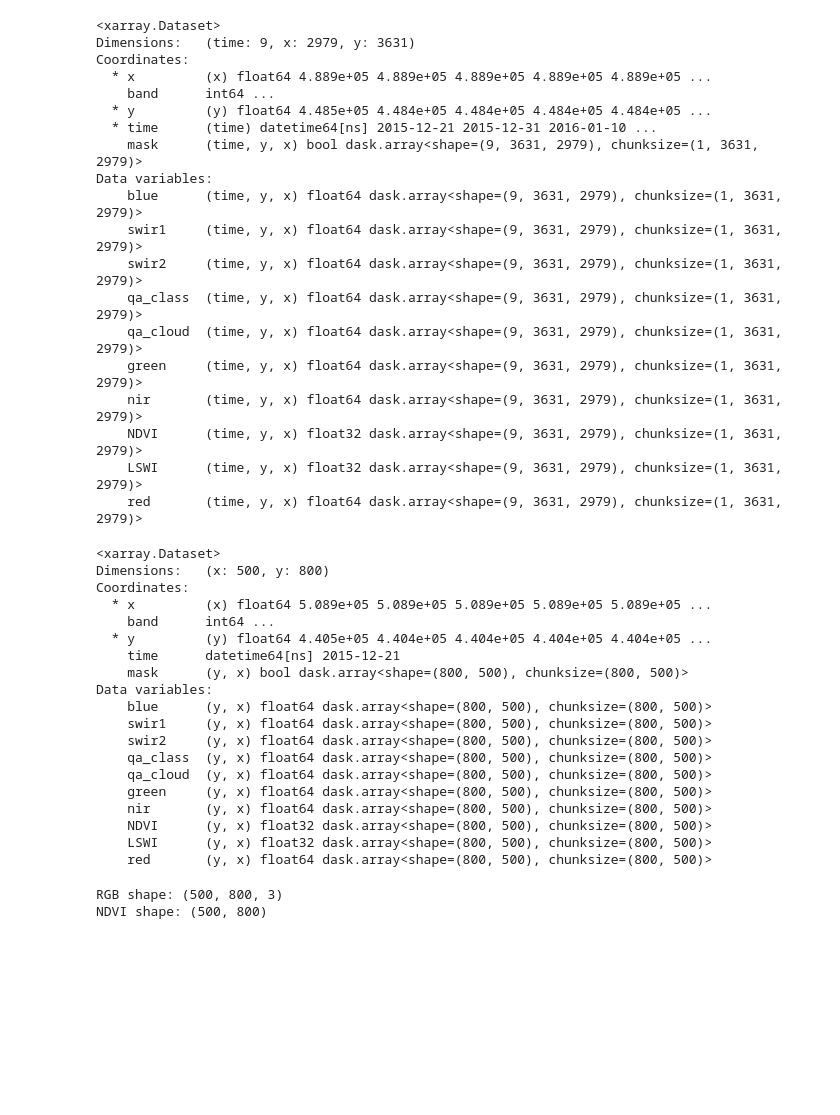
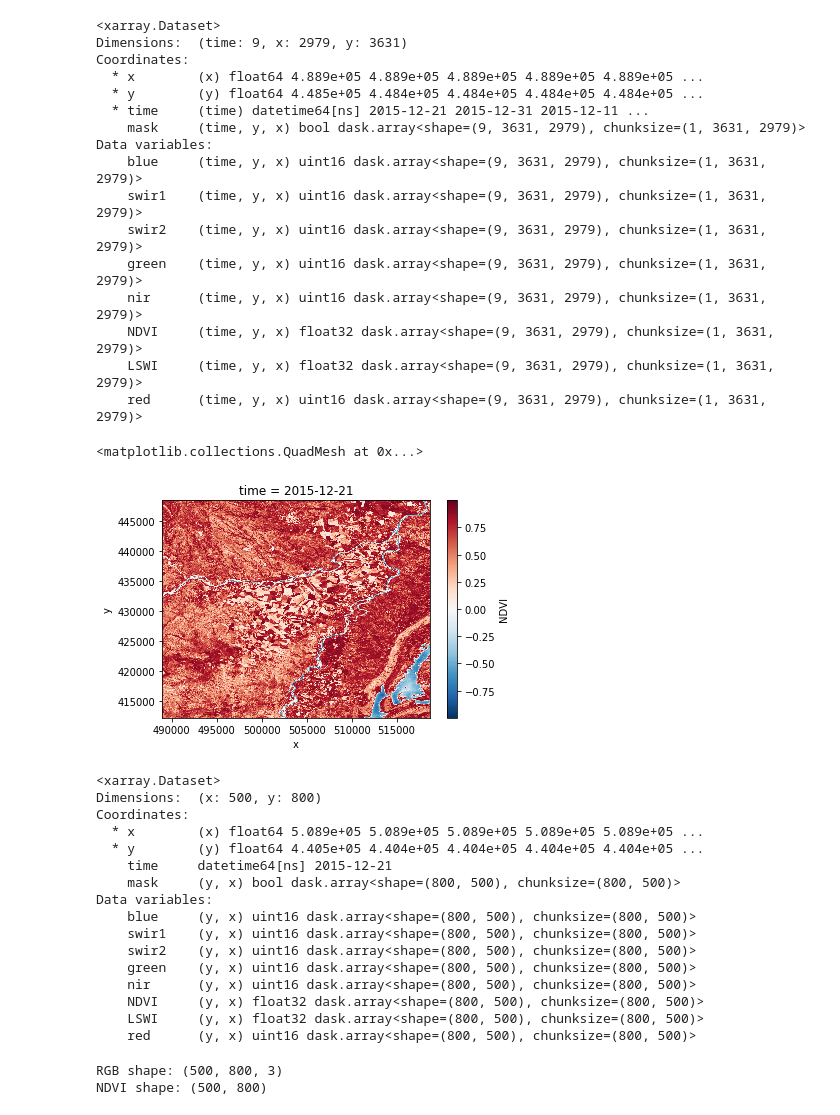
Before and after one commit to alexsalr/ciat_monitor_crops, a Jupyter notebook: Superpixel_segmentation.ipynb, the cells around one changed output. Saved outputs shown, nothing was run; the diff lists cells and outputs as text; code cells hidden in the pictures; blank space fills up the shorter version.

```diff
--- a/Superpixel_segmentation.ipynb
+++ b/Superpixel_segmentation.ipynb
@@ -8,29 +19,30 @@ S2 object initialized from /mnt/workspace_cluster_6/TRANSVERSAL_PROJECTS/MADR/CO
 # %%
-s2_xds = s2.getXDataset()
+s2_xds = saldana.s2
+s2_xds
+# %% [output]
+<xarray.Dataset>
+Dimensions:  (time: 9, x: 2979, y: 3631)
+Coordinates:
+  * x        (x) float64 4.889e+05 4.889e+05 4.889e+05 4.889e+05 4.889e+05 ...
+  * y        (y) float64 4.485e+05 4.484e+05 4.484e+05 4.484e+05 4.484e+05 ...
+  * time     (time) datetime64[ns] 2015-12-21 2015-12-31 2015-12-11 ...
+    mask     (time, y, x) bool dask.array<shape=(9, 3631, 2979), chunksize=(1, 3631, 2979)>
+Data variables:
+    blue     (time, y, x) uint16 dask.array<shape=(9, 3631, 2979), chunksize=(1, 3631, 2979)>
+    swir1    (time, y, x) uint16 dask.array<shape=(9, 3631, 2979), chunksize=(1, 3631, 2979)>
+    swir2    (time, y, x) uint16 dask.array<shape=(9, 3631, 2979), chunksize=(1, 3631, 2979)>
+    green    (time, y, x) uint16 dask.array<shape=(9, 3631, 2979), chunksize=(1, 3631, 2979)>
+    nir      (time, y, x) uint16 dask.array<shape=(9, 3631, 2979), chunksize=(1, 3631, 2979)>
+    NDVI     (time, y, x) float32 dask.array<shape=(9, 3631, 2979), chunksize=(1, 3631, 2979)>
+    LSWI     (time, y, x) float32 dask.array<shape=(9, 3631, 2979), chunksize=(1, 3631, 2979)>
+    red      (time, y, x) uint16 dask.array<shape=(9, 3631, 2979), chunksize=(1, 3631, 2979)>
-# %%
-s2_xds
-# %% [output]
-<xarray.Dataset>
-Dimensions:   (time: 9, x: 2979, y: 3631)
-Coordinates:
-  * x         (x) float64 4.889e+05 4.889e+05 4.889e+05 4.889e+05 4.889e+05 ...
-    band      int64 ...
-  * y         (y) float64 4.485e+05 4.484e+05 4.484e+05 4.484e+05 4.484e+05 ...
-  * time      (time) datetime64[ns] 2015-12-21 2015-12-31 2016-01-10 ...
-    mask      (time, y, x) bool dask.array<shape=(9, 3631, 2979), chunksize=(1, 3631, 2979)>
-Data variables:
-    blue      (time, y, x) float64 dask.array<shape=(9, 3631, 2979), chunksize=(1, 3631, 2979)>
-    swir1     (time, y, x) float64 dask.array<shape=(9, 3631, 2979), chunksize=(1, 3631, 2979)>
-    swir2     (time, y, x) float64 dask.array<shape=(9, 3631, 2979), chunksize=(1, 3631, 2979)>
-    qa_class  (time, y, x) float64 dask.array<shape=(9, 3631, 2979), chunksize=(1, 3631, 2979)>
-    qa_cloud  (time, y, x) float64 dask.array<shape=(9, 3631, 2979), chunksize=(1, 3631, 2979)>
-    green     (time, y, x) float64 dask.array<shape=(9, 3631, 2979), chunksize=(1, 3631, 2979)>
-    nir       (time, y, x) float64 dask.array<shape=(9, 3631, 2979), chunksize=(1, 3631, 2979)>
-    NDVI      (time, y, x) float32 dask.array<shape=(9, 3631, 2979), chunksize=(1, 3631, 2979)>
-    LSWI      (time, y, x) float32 dask.array<shape=(9, 3631, 2979), chunksize=(1, 3631, 2979)>
-    red       (time, y, x) float64 dask.array<shape=(9, 3631, 2979), chunksize=(1, 3631, 2979)>
 # %%
-ndvi = s2_xds.isel(time=0).NDVI
+ndvi = saldana.s2.isel(time=0).NDVI
+# %%
+ndvi.plot()
+# %% [output]
+<matplotlib.collections.QuadMesh at 0x...>
+[figure, added]
 # %%
 from skimage.filters import sobel
 from skimage.segmentation import felzenszwalb, slic, quickshift, watershed
@@ -39,28 +51,25 @@ from skimage.util import img_as_float
 import matplotlib.pyplot as plt
 import numpy as np
 # %%
-subset = s2_xds.isel(time=0, x=slice(2000, 2500), y=slice(800, 1600))
+subset = saldana.s2.isel(time=0, x=slice(2000, 2500), y=slice(800, 1600))
 subset
 # %% [output]
 <xarray.Dataset>
-Dimensions:   (x: 500, y: 800)
+Dimensions:  (x: 500, y: 800)
 Coordinates:
-  * x         (x) float64 5.089e+05 5.089e+05 5.089e+05 5.089e+05 5.089e+05 ...
-    band      int64 ...
-  * y         (y) float64 4.405e+05 4.404e+05 4.404e+05 4.404e+05 4.404e+05 ...
-    time      datetime64[ns] 2015-12-21
-    mask      (y, x) bool dask.array<shape=(800, 500), chunksize=(800, 500)>
+  * x        (x) float64 5.089e+05 5.089e+05 5.089e+05 5.089e+05 5.089e+05 ...
+  * y        (y) float64 4.405e+05 4.404e+05 4.404e+05 4.404e+05 4.404e+05 ...
+    time     datetime64[ns] 2015-12-21
+    mask     (y, x) bool dask.array<shape=(800, 500), chunksize=(800, 500)>
 Data variables:
-    blue      (y, x) float64 dask.array<shape=(800, 500), chunksize=(800, 500)>
-    swir1     (y, x) float64 dask.array<shape=(800, 500), chunksize=(800, 500)>
-    swir2     (y, x) float64 dask.array<shape=(800, 500), chunksize=(800, 500)>
-    qa_class  (y, x) float64 dask.array<shape=(800, 500), chunksize=(800, 500)>
-    qa_cloud  (y, x) float64 dask.array<shape=(800, 500), chunksize=(800, 500)>
-    green     (y, x) float64 dask.array<shape=(800, 500), chunksize=(800, 500)>
-    nir       (y, x) float64 dask.array<shape=(800, 500), chunksize=(800, 500)>
-    NDVI      (y, x) float32 dask.array<shape=(800, 500), chunksize=(800, 500)>
-    LSWI      (y, x) float32 dask.array<shape=(800, 500), chunksize=(800, 500)>
-    red       (y, x) float64 dask.array<shape=(800, 500), chunksize=(800, 500)>
+    blue     (y, x) uint16 dask.array<shape=(800, 500), chunksize=(800, 500)>
+    swir1    (y, x) uint16 dask.array<shape=(800, 500), chunksize=(800, 500)>
+    swir2    (y, x) uint16 dask.array<shape=(800, 500), chunksize=(800, 500)>
+    green    (y, x) uint16 dask.array<shape=(800, 500), chunksize=(800, 500)>
+    nir      (y, x) uint16 dask.array<shape=(800, 500), chunksize=(800, 500)>
+    NDVI     (y, x) float32 dask.array<shape=(800, 500), chunksize=(800, 500)>
+    LSWI     (y, x) float32 dask.array<shape=(800, 500), chunksize=(800, 500)>
+    red      (y, x) uint16 dask.array<shape=(800, 500), chunksize=(800, 500)>
 # %%
 # Get the rgb image for slic segmentation
 rgb = subset.to_array().sel(variable=['red','green','blue']).transpose('x','y','variable').data
```
Also changed, not shown: parts of 5 cells of this notebook, 6 other files.
